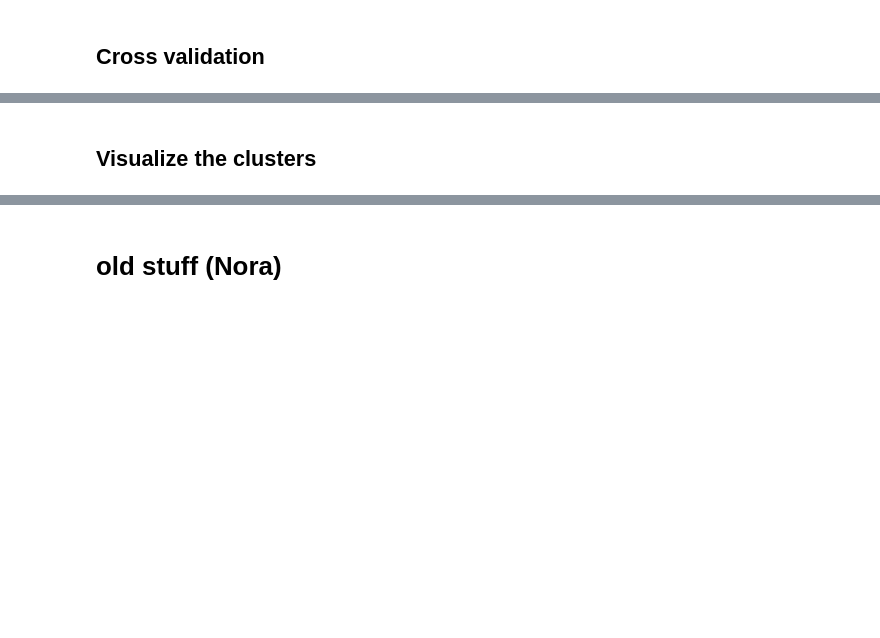
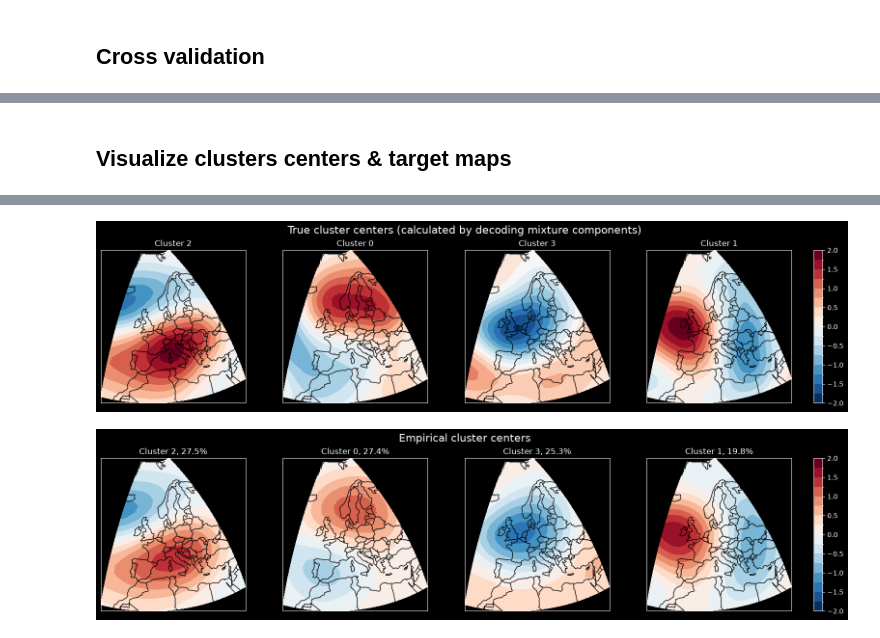
Before and after one commit to EmmaScharfmann/CodeForEarth, a Jupyter notebook: experiments/cmmvae_energy.ipynb, the cells around one changed output, grey strips where cells are left out. Drawn from its saved outputs; the diff is of its cells as text; code cells hidden in the pictures; blank space fills up the shorter version.

```diff
--- a/experiments/cmmvae_energy.ipynb
+++ b/experiments/cmmvae_energy.ipynb
@@ -41,7 +40,7 @@ epochs = 500
 ## Data loading and pre-processing
 # %%
 # #create clusters for country-wise energy data
-# path = "data/WON_country_wise.csv"
+# path = data_path + "WON_country_wise.csv"
 
 # df_in = pd.read_csv(path, comment="#")
 
@@ -55,8 +54,11 @@ epochs = 500
 
 # df_norm, df_clusters = utils.cluster_country_wise(df_countries, cluster_number=pr_cluster_number, standardize=True)
 
-# #df_clusters.to_csv("data/wind/WON_clusters_norm.csv")
-# #df_norm.to_csv("data/wind/WON_country_wise_norm.csv")
+# df_clusters.to_csv(data_path + "WON_clusters_norm.csv")
+# df_norm.to_csv(data_path + "WON_country_wise_norm.csv")
+
+df_clusters = pd.read_csv(data_path + "WON_clusters_norm.csv", index_col=0)
+df_norm = pd.read_csv(data_path + "WON_country_wise_norm.csv", index_col=0)
 # %%
 # Get training data
 z500 = utils.preprocess_dataset(filename ='data/era5_z500_daily_250_atlantic_1940_2022.nc',
@@ -246,5 +248,5 @@ NameError: name 'histories' is not defined
 # %% [markdown]
-## Visualize the clusters
+## Visualize clusters centers & target maps
 # %%
 cluster_number = 4
 
@@ -282,3 +350,3 @@ def make_plots(run_id):
 # %%
-make_plots(1)
+make_plots(0)
 # %% [output]
@@ -286,2 +356,2 @@ TypeError: plot_reordered_centers_and_odds_ratio() missing 2 required positional
+[figure, added]
+[figure, added]
-# %% [markdown]
-# old stuff (Nora)
```
Also changed, not shown: parts of 28 cells of this notebook, 1 other file.
